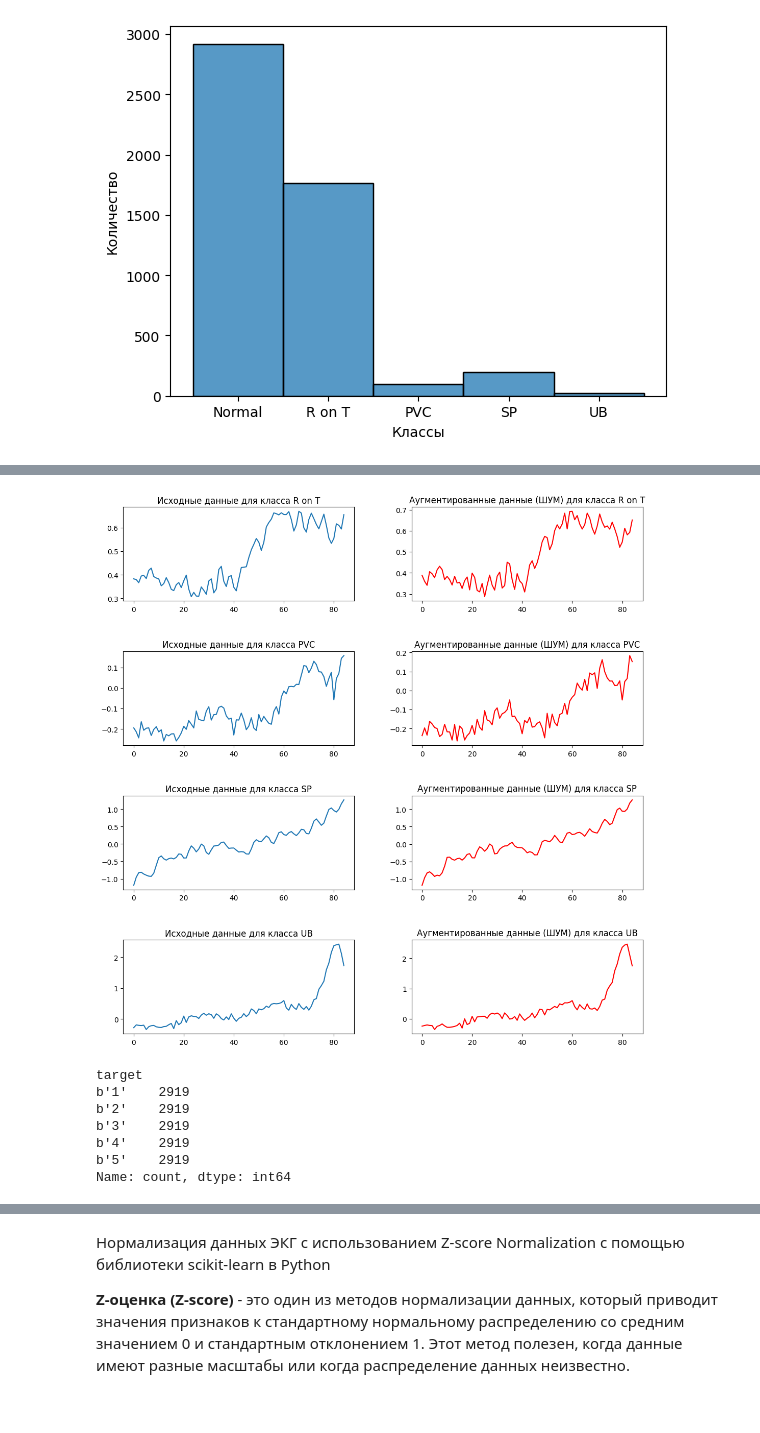
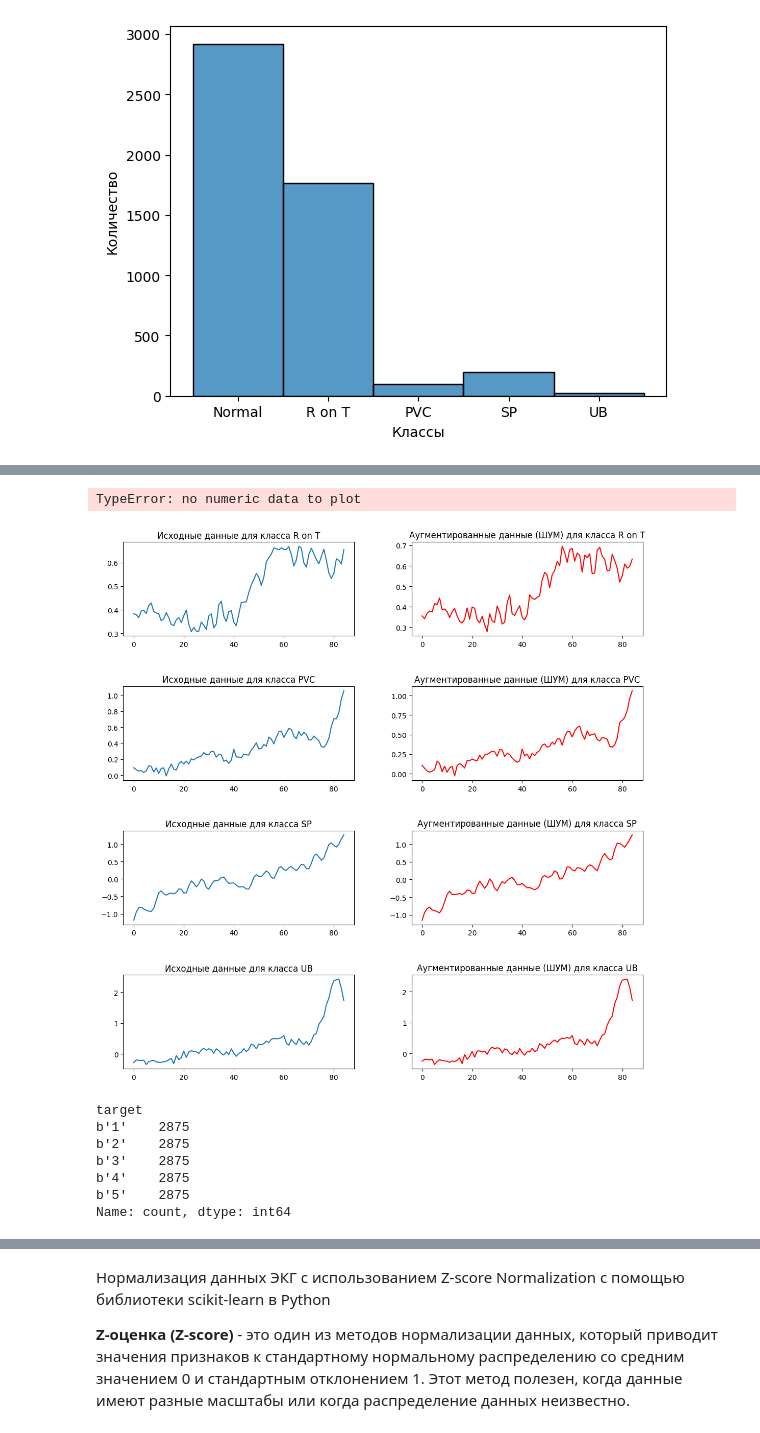
Before and after one commit to GoreevArtem/ecg, a Jupyter notebook: ECG 5000.ipynb, the cells around one changed output, grey strips where cells are left out. Cells and saved outputs as stored; diff of their text form; code cells hidden in the pictures.

```diff
--- a/ECG 5000.ipynb
+++ b/ECG 5000.ipynb
@@ -69,3 +84,20 @@ df["data"] = dataset.iloc[:, 25:110].values.astype(float32).tolist()
+# %%
+averaged_df = df.copy()
+
+#среднее значение для каждой строки в диапазоне столбцов от 25 до 80 включительно
+averaged_df["data_mean"] = dataset.iloc[:, 25:110].mean(axis=1)
+
+# Исключаем выбросы
+mean = averaged_df["data_mean"].mean()
+std = averaged_df["data_mean"].std()
+threshold = 2  #порог для выбросов
+
+# удаляем строки, в которых усредненное значение находится за пределами определенного порога от среднего значения
+averaged_df = averaged_df[(averaged_df["data_mean"] >= mean - threshold * std) & (averaged_df["data_mean"] <= mean + threshold * std)]
+df = averaged_df
+averaged_df
+# %% [output]
+TypeError: no numeric data to plot
 # %%
 def add_noise(signal, noise_level=0.05):
     """
@@ -124,42 +156,42 @@ normal_class_counts = class_counts.get(b'1', 0)
 
 # Задать уровень шума для добавления
 noise_level = 0.02
 
 res = df[df['target'] == b"1"]
 
 fig, axs = plt.subplots(4, 2, figsize=(12, 12))
 fig.tight_layout(pad=5.0)
 
 for idx, target_class in enumerate(range(2, 6)):
     target_class = str(target_class).encode()
     shift = class_counts.get(target_class, 0)
     desired_rows = abs(normal_class_counts - shift)
 
     augmented_df = augment_data_for_class(df, target_class, desired_rows, noise_level)
 
     res = pd.concat([res, augmented_df], ignore_index=True)
 
     # Определить позицию subplot
     row, col = idx, 0
     axs[row, col].plot(df[df.target == target_class].data.iloc[0])
     axs[row, col].set_title('Исходные данные для класса {}'.format(class_names[int(target_class)-1]))
 
     row, col = idx, 1
     axs[row, col].plot(augmented_df.data.iloc[shift], color='red')
     axs[row, col].set_title('Аугментированные данные (ШУМ) для класса {}'.format(class_names[int(target_class)-1]))
 
 plt.show()
 
-res = res.sort_values(by='target').reset_index(drop=True)
-res.target.value_counts()
+df = res.sort_values(by='target').reset_index(drop=True)
+df.target.value_counts()
 # %% [output]
-[figure, old version]
+[figure, new version]
 target
-b'1'    2919
-b'2'    2919
-b'3'    2919
-b'4'    2919
-b'5'    2919
+b'1'    2875
+b'2'    2875
+b'3'    2875
+b'4'    2875
+b'5'    2875
 Name: count, dtype: int64
 # %%
 # Выбор уникальных строк по уникальным значениям в столбце 'столбец_1'
```
Also changed, not shown: parts of 8 cells of this notebook, 2 other files.
